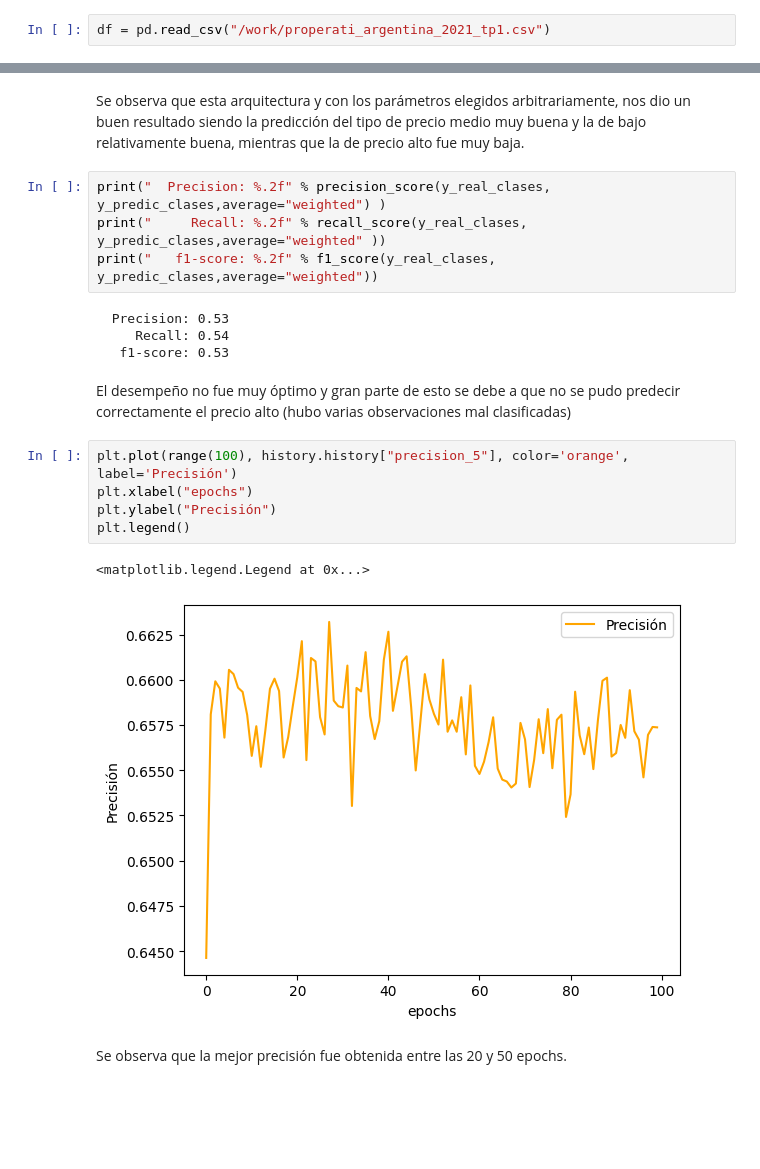
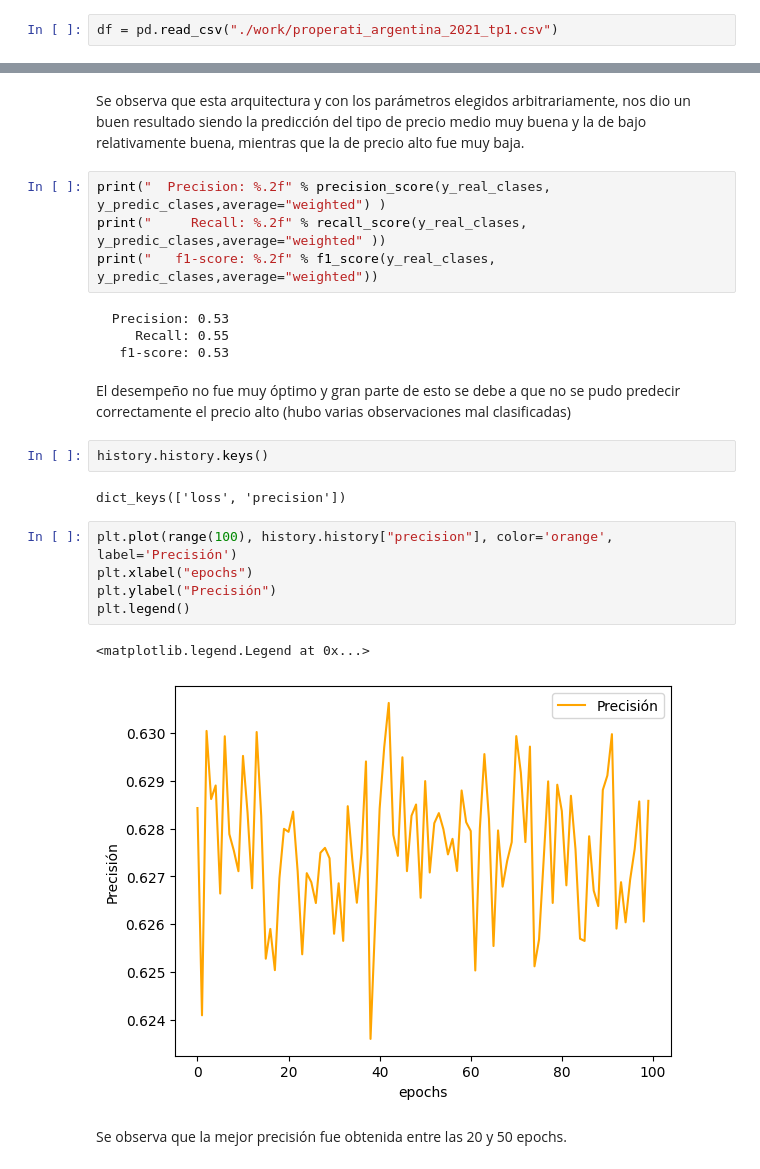
Before and after one commit to juan518munoz/OrganizacionDatosTP2, a Jupyter notebook: 7506R_TP2_GRUPO07_ENTREGA_N2.ipynb, the cells around one changed output, grey strips where cells are left out. Drawn from its saved outputs; the diff is of its cells as text; blank space fills up the shorter version.

```diff
--- a/7506R_TP2_GRUPO07_ENTREGA_N2.ipynb
+++ b/7506R_TP2_GRUPO07_ENTREGA_N2.ipynb
@@ -31,5 +32,5 @@ ModuleNotFoundError: No module named 'tensorflow'
 # %%
-df = pd.read_csv("/work/properati_argentina_2021_tp1.csv")
+df = pd.read_csv("./work/properati_argentina_2021_tp1.csv")
 # %% [markdown]
 Construir dos modelos de redes neuronales, uno para regresión y otro para clasificación
 # %% [markdown]
@@ -323,18 +310,22 @@ print("     Recall: %.2f" % recall_score(y_real_clases, y_predic_clases,average=
 print("   f1-score: %.2f" % f1_score(y_real_clases, y_predic_clases,average="weighted"))
 # %% [output]
   Precision: 0.53
-     Recall: 0.54
+     Recall: 0.55
    f1-score: 0.53
 # %% [markdown]
 El desempeño no fue muy óptimo y gran parte de esto se debe a que no se pudo predecir correctamente el precio alto (hubo varias observaciones mal clasificadas)
+# %%
+history.history.keys()
+# %% [output]
+dict_keys(['loss', 'precision'])
 # %%
-plt.plot(range(100), history.history["precision_5"], color='orange', label='Precisión')
+plt.plot(range(100), history.history["precision"], color='orange', label='Precisión')
 plt.xlabel("epochs")
 plt.ylabel("Precisión")
 plt.legend()
 # %% [output]
 <matplotlib.legend.Legend at 0x...>
-[figure, old version]
+[figure, new version]
 # %% [markdown]
 Se observa que la mejor precisión fue obtenida entre las 20 y 50 epochs.
 # %%
```
Also changed, not shown: parts of 35 cells of this notebook.
